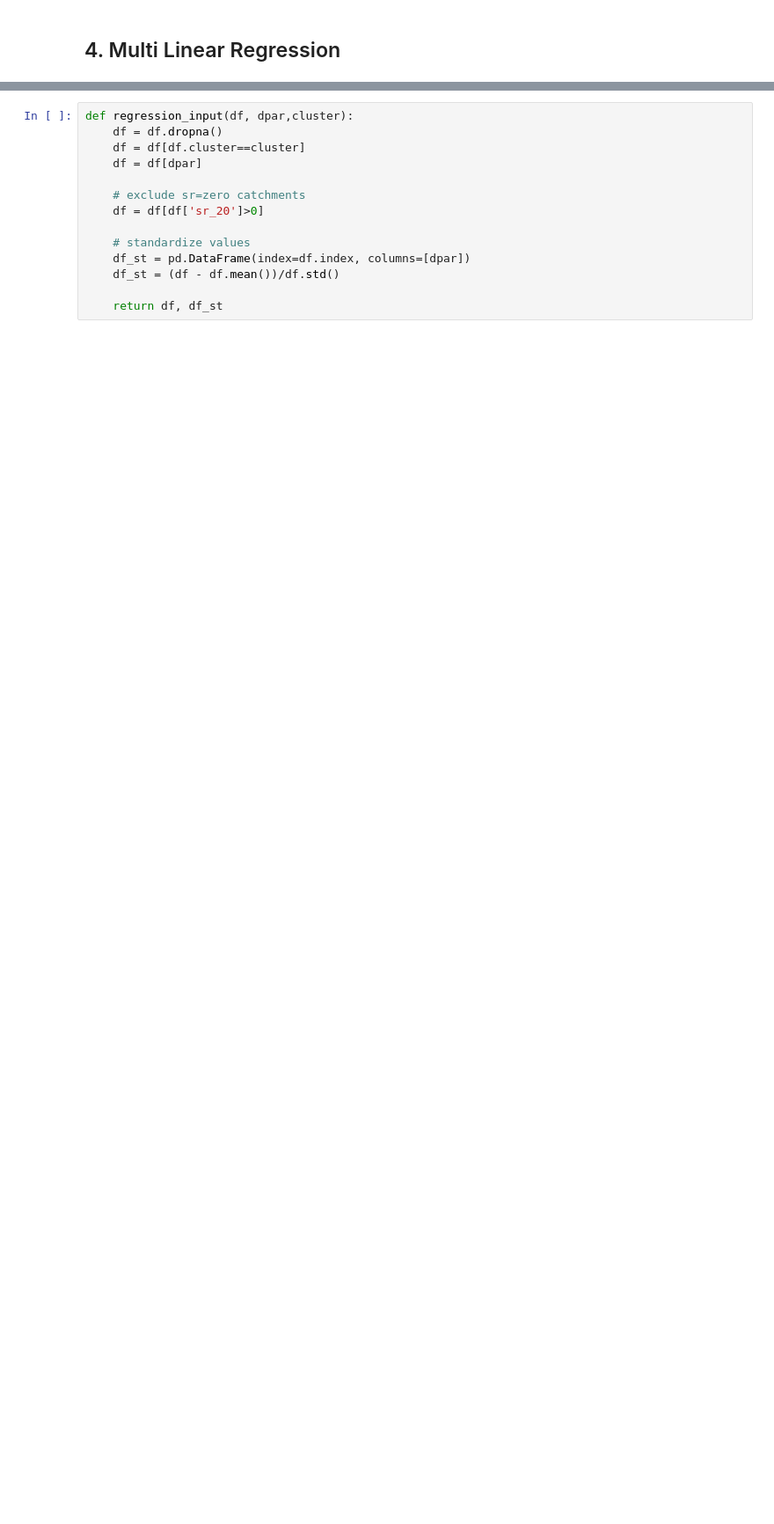
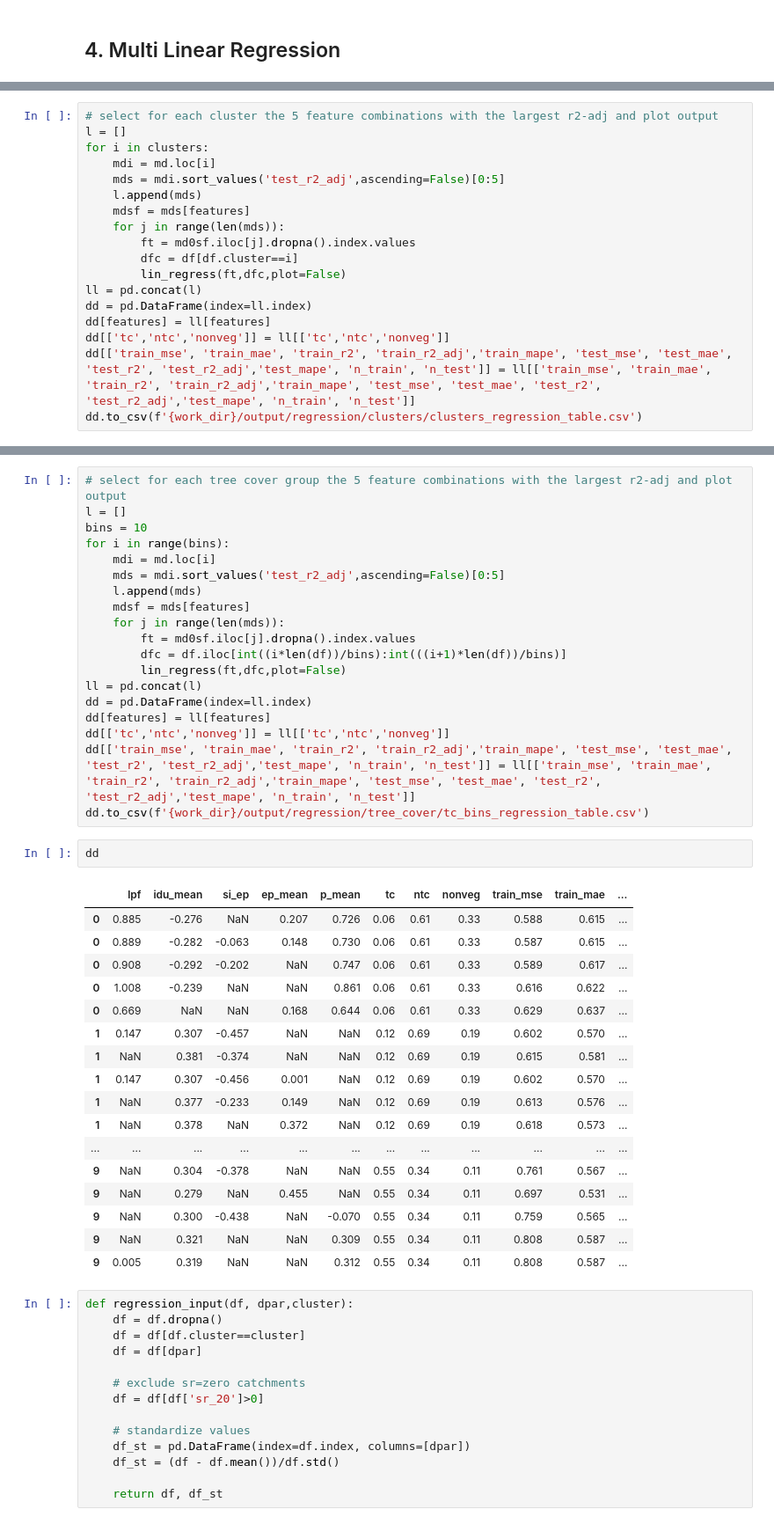
Before and after one commit to fvanoorschot/global_sr_module, a Jupyter notebook: run_script_prediction.ipynb, the cells around one changed output, grey strips where cells are left out. Shown at 88% size. Cells and saved outputs as stored; diff of their text form; blank space fills up the shorter version.

```diff
--- a/run_script_prediction.ipynb
+++ b/run_script_prediction.ipynb
@@ -688,0 +815,18 @@ for i in var:
+# %%
+# select for each cluster the 5 feature combinations with the largest r2-adj and plot output
+l = []
+for i in clusters:
+    mdi = md.loc[i]
+    mds = mdi.sort_values('test_r2_adj',ascending=False)[0:5]
+    l.append(mds)
+    mdsf = mds[features]
+    for j in range(len(mds)):
+        ft = md0sf.iloc[j].dropna().index.values
+        dfc = df[df.cluster==i]
+        lin_regress(ft,dfc,plot=False)
+ll = pd.concat(l)
+dd = pd.DataFrame(index=ll.index)
+dd[features] = ll[features]
+dd[['tc','ntc','nonveg']] = ll[['tc','ntc','nonveg']]
+dd[['train_mse', 'train_mae', 'train_r2', 'train_r2_adj','train_mape', 'test_mse', 'test_mae', 'test_r2', 'test_r2_adj','test_mape', 'n_train', 'n_test']] = ll[['train_mse', 'train_mae', 'train_r2', 'train_r2_adj','train_mape', 'test_mse', 'test_mae', 'test_r2', 'test_r2_adj','test_mape', 'n_train', 'n_test']]
+dd.to_csv(f'{work_dir}/output/regression/clusters/clusters_regression_table.csv')
@@ -689,3 +918,42 @@ for i in var:
+# %%
+# select for each tree cover group the 5 feature combinations with the largest r2-adj and plot output
+l = []
+bins = 10
+for i in range(bins):
+    mdi = md.loc[i]
+    mds = mdi.sort_values('test_r2_adj',ascending=False)[0:5]
+    l.append(mds)
+    mdsf = mds[features]
+    for j in range(len(mds)):
+        ft = md0sf.iloc[j].dropna().index.values
+        dfc = df.iloc[int((i*len(df))/bins):int(((i+1)*len(df))/bins)]
+        lin_regress(ft,dfc,plot=False)
+ll = pd.concat(l)
+dd = pd.DataFrame(index=ll.index)
+dd[features] = ll[features]
+dd[['tc','ntc','nonveg']] = ll[['tc','ntc','nonveg']]
+dd[['train_mse', 'train_mae', 'train_r2', 'train_r2_adj','train_mape', 'test_mse', 'test_mae', 'test_r2', 'test_r2_adj','test_mape', 'n_train', 'n_test']] = ll[['train_mse', 'train_mae', 'train_r2', 'train_r2_adj','train_mape', 'test_mse', 'test_mae', 'test_r2', 'test_r2_adj','test_mape', 'n_train', 'n_test']]
+dd.to_csv(f'{work_dir}/output/regression/tree_cover/tc_bins_regression_table.csv')
+# %%
+dd
+# %% [output]
+|  | lpf | idu_mean | si_ep | ep_mean | p_mean | tc | ntc | nonveg | train_mse | train_mae | ... |
+| 0 | 0.885 | -0.276 | NaN | 0.207 | 0.726 | 0.06 | 0.61 | 0.33 | 0.588 | 0.615 | ... |
+| 0 | 0.889 | -0.282 | -0.063 | 0.148 | 0.730 | 0.06 | 0.61 | 0.33 | 0.587 | 0.615 | ... |
+| 0 | 0.908 | -0.292 | -0.202 | NaN | 0.747 | 0.06 | 0.61 | 0.33 | 0.589 | 0.617 | ... |
+| 0 | 1.008 | -0.239 | NaN | NaN | 0.861 | 0.06 | 0.61 | 0.33 | 0.616 | 0.622 | ... |
+| 0 | 0.669 | NaN | NaN | 0.168 | 0.644 | 0.06 | 0.61 | 0.33 | 0.629 | 0.637 | ... |
+| 1 | 0.147 | 0.307 | -0.457 | NaN | NaN | 0.12 | 0.69 | 0.19 | 0.602 | 0.570 | ... |
+| 1 | NaN | 0.381 | -0.374 | NaN | NaN | 0.12 | 0.69 | 0.19 | 0.615 | 0.581 | ... |
+| 1 | 0.147 | 0.307 | -0.456 | 0.001 | NaN | 0.12 | 0.69 | 0.19 | 0.602 | 0.570 | ... |
+| 1 | NaN | 0.377 | -0.233 | 0.149 | NaN | 0.12 | 0.69 | 0.19 | 0.613 | 0.576 | ... |
+| 1 | NaN | 0.378 | NaN | 0.372 | NaN | 0.12 | 0.69 | 0.19 | 0.618 | 0.573 | ... |
+| ... | ... | ... | ... | ... | ... | ... | ... | ... | ... | ... | ... |
+| 9 | NaN | 0.304 | -0.378 | NaN | NaN | 0.55 | 0.34 | 0.11 | 0.761 | 0.567 | ... |
+| 9 | NaN | 0.279 | NaN | 0.455 | NaN | 0.55 | 0.34 | 0.11 | 0.697 | 0.531 | ... |
+| 9 | NaN | 0.300 | -0.438 | NaN | -0.070 | 0.55 | 0.34 | 0.11 | 0.759 | 0.565 | ... |
+| 9 | NaN | 0.321 | NaN | NaN | 0.309 | 0.55 | 0.34 | 0.11 | 0.808 | 0.587 | ... |
+| 9 | 0.005 | 0.319 | NaN | NaN | 0.312 | 0.55 | 0.34 | 0.11 | 0.808 | 0.587 | ... |
 # %%
 def regression_input(df, dpar,cluster):
     df = df.dropna()
```
Also changed, not shown: parts of 18 cells of this notebook, 1 other file.
